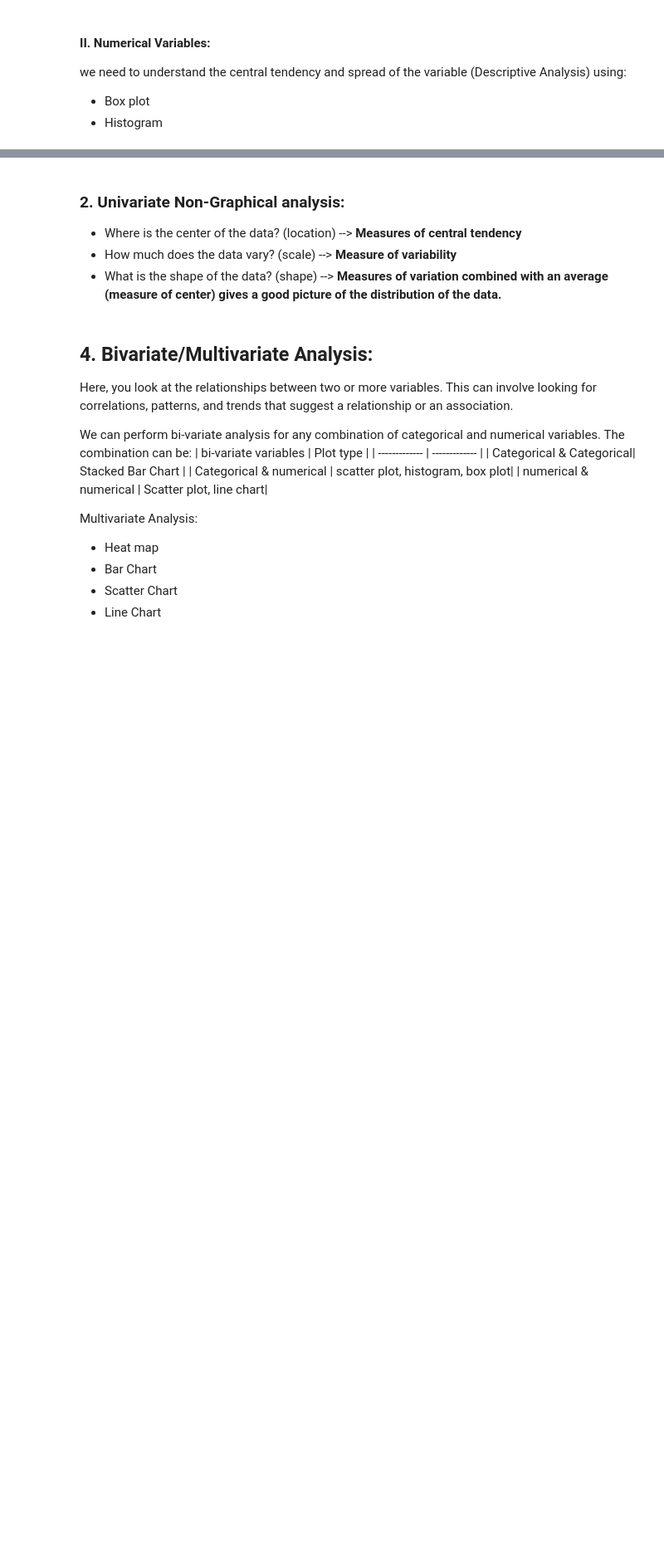
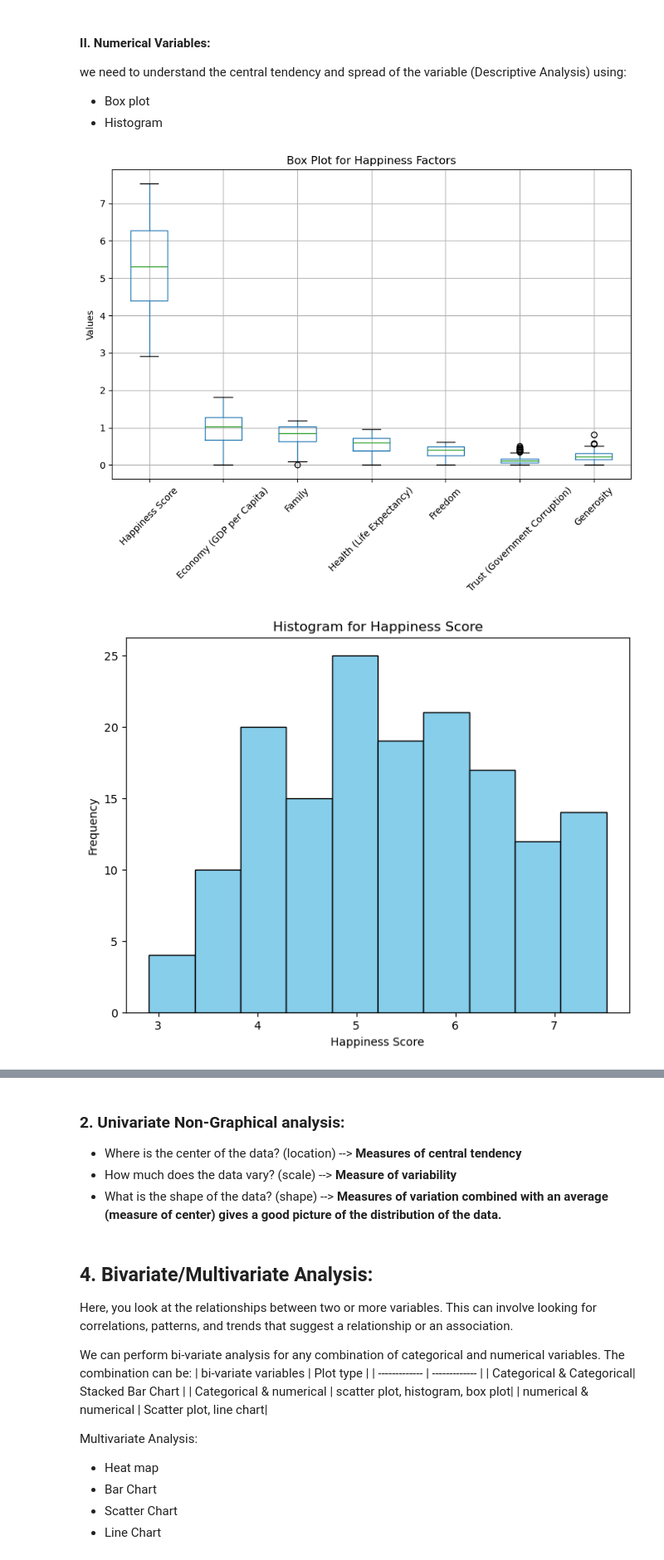
Before and after one commit to Ahmad-Fayez24/Usecase-2, a Jupyter notebook: EDA explain template.ipynb, the cells around one changed output, grey strips where cells are left out. Shown at 83% size. Cells and saved outputs as stored; diff of their text form; code cells hidden in the pictures; blank space fills up the shorter version.

```diff
--- a/EDA explain template.ipynb
+++ b/EDA explain template.ipynb
@@ -808,3 +932,29 @@ we’ll use frequency table to understand distribution of each category
 we need to understand the central tendency and spread of the variable (Descriptive Analysis) using:
    - Box plot
    - Histogram
+# %%
+plt.figure(figsize=(10,6))
+df_2016[['Happiness Score', 'Economy (GDP per Capita)', 'Family', 'Health (Life Expectancy)',
+    'Freedom', 'Trust (Government Corruption)', 'Generosity']].boxplot()
+plt.title('Box Plot for Happiness Factors')
+plt.xticks(rotation=45)
+plt.ylabel('Values')
+plt.show()
+
+### Step 2: Histogram
+
+# Histogram for a single column (e.g., Happiness Score)
+plt.figure(figsize=(8,6))
+df_2016['Happiness Score'].plot(kind='hist', bins=10, color='skyblue', edgecolor='black')
+plt.title('Histogram for Happiness Score')
+plt.xlabel('Happiness Score')
+plt.ylabel('Frequency')
+plt.show()
+
+# Histogram for multiple columns (e.g., Happiness Score, Economy, Family)
+df_2016[['Happiness Score', 'Economy (GDP per Capita)', 'Family']].hist(bins=10, figsize=(12,8), color='lightgreen', edgecolor='black')
+plt.suptitle('Histograms for Happiness Score, Economy, and Family')
+plt.show()
+# %% [output]
+[figure, added]
+[figure, added]
```
Also changed, not shown: parts of 9 cells of this notebook.
